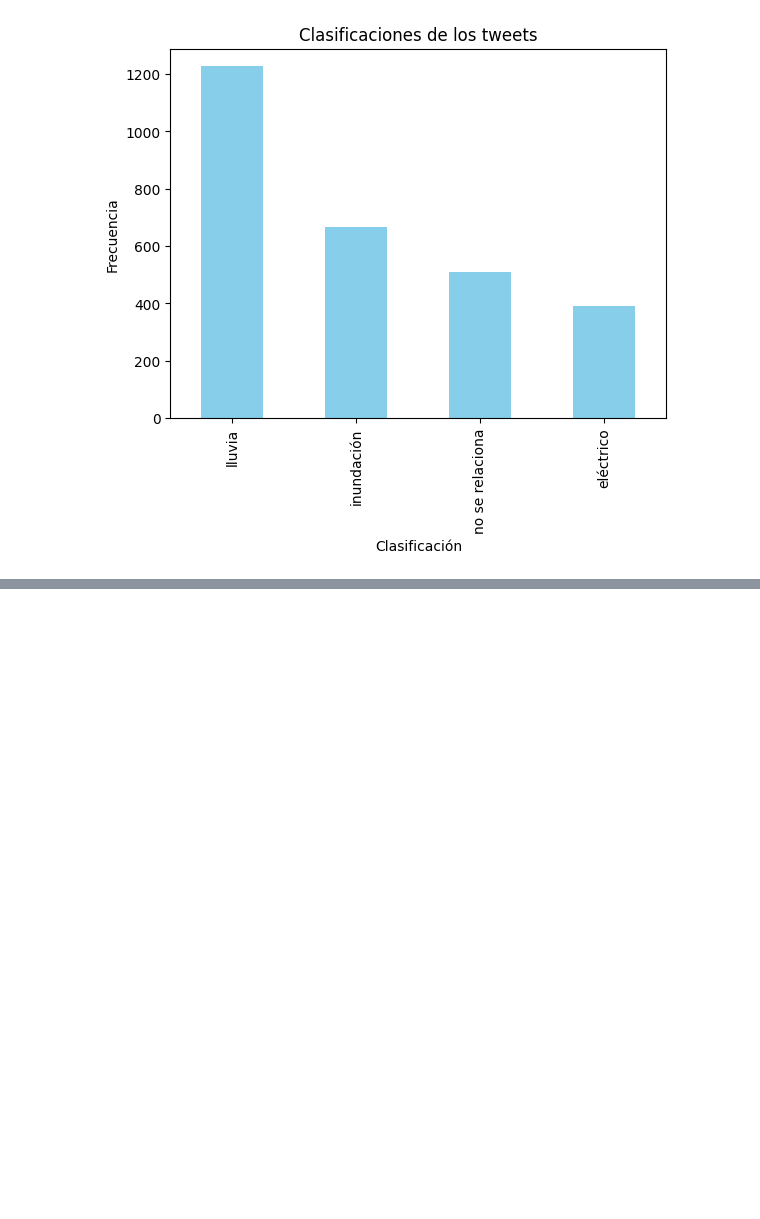
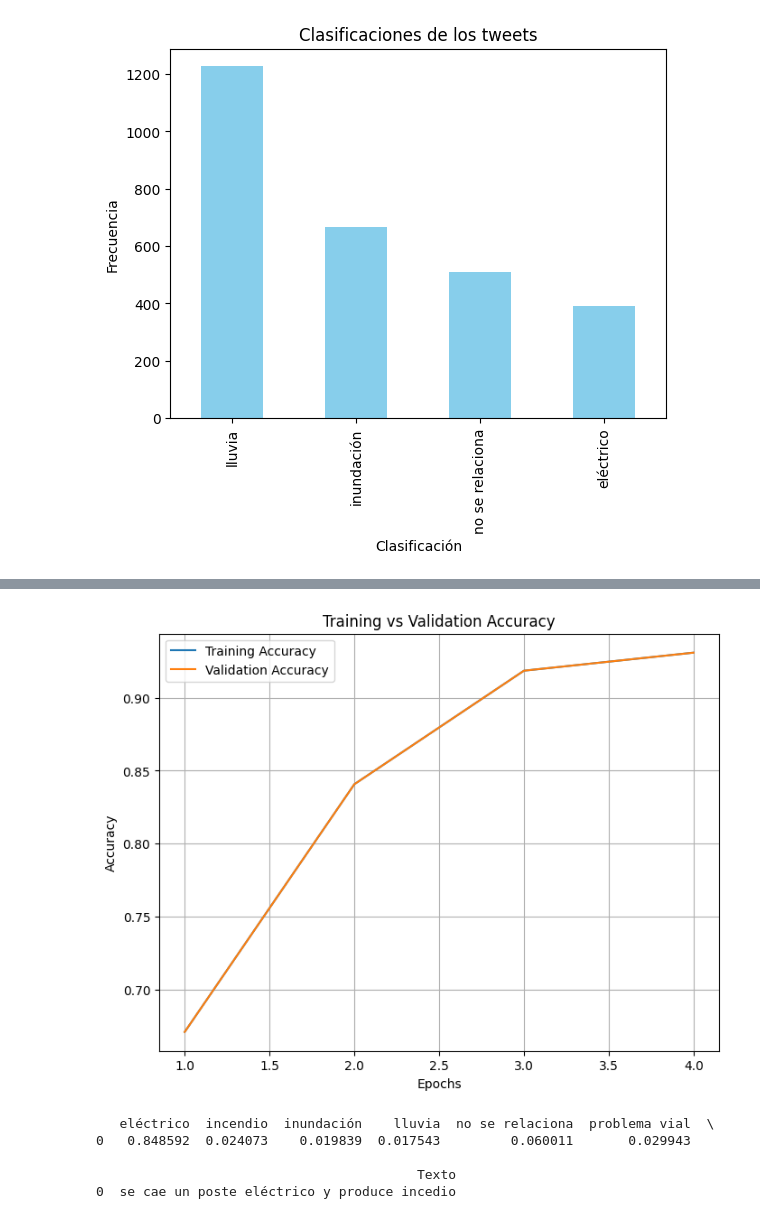
Before and after one commit to danips390/Riesgos_Urbanos_NLP, a Jupyter notebook: Cleaning_tweets.ipynb, the cells around one changed output, grey strips where cells are left out. Drawn from its saved outputs; the diff is of its cells as text; code cells hidden in the pictures; blank space fills up the shorter version.

```diff
--- a/Cleaning_tweets.ipynb
+++ b/Cleaning_tweets.ipynb
@@ -389,0 +953,74 @@ plt.show()
+# %%
+import matplotlib.pyplot as plt
+
+# Recuperar los registros de entrenamiento y evaluación
+training_logs = trainer.state.log_history
+
+# Filtrar los valores de accuracy y epochs de los logs
+train_accuracy = [log['eval_accuracy'] for log in training_logs if 'eval_accuracy' in log]
+eval_accuracy = [log['eval_accuracy'] for log in training_logs if 'eval_accuracy' in log]
+epochs = range(1, len(train_accuracy) + 1)
+
+# Graficar accuracy de entrenamiento y validación
+plt.figure(figsize=(8, 6))
+plt.plot(epochs, train_accuracy, label='Training Accuracy')
+plt.plot(epochs, eval_accuracy, label='Validation Accuracy')
+plt.xlabel('Epochs')
+plt.ylabel('Accuracy')
+plt.title('Training vs Validation Accuracy')
+plt.legend()
+plt.grid(True)
+plt.show()
+# %% [output]
+[figure, added]
+# %%
+import pandas as pd
+import numpy as np
+import torch
+from transformers import BertTokenizer, BertForSequenceClassification
+from sklearn.preprocessing import LabelEncoder
+from scipy.special import softmax
+
+# Cargar el modelo y el tokenizer pre-entrenado
+model = BertForSequenceClassification.from_pretrained('./my_model6')
+tokenizer = BertTokenizer.from_pretrained('./my_model6')
+
+# Definir un texto de ejemplo
+texto_ejemplo = "se cae un poste eléctrico y produce incedio"
+
+# Tokenizar el texto
+inputs = tokenizer(texto_ejemplo, return_tensors="pt", padding=True, truncation=True, max_length=128)
+
+# Asegurarse de que el modelo está en modo de evaluación
+model.eval()
+
+# Hacer la predicción (no se necesita calcular los gradientes)
+with torch.no_grad():
+    outputs = model(**inputs)
+
+# Obtener las logits y calcular las probabilidades con softmax
+logits = outputs.logits
+probabilidades = softmax(logits.numpy(), axis=1)[0]
+
+# Cargar el LabelEncoder para obtener las categorías
+df = pd.read_csv("df_tweets_procesados.csv")
+label_encoder = LabelEncoder()
+df['label'] = label_encoder.fit_transform(df['Tipo'])
+
+# Obtener los nombres de las categorías
+categorias = label_encoder.classes_
+
+# Crear un nuevo DataFrame con las categorías y las probabilidades
+df_resultado = pd.DataFrame([probabilidades], columns=categorias)
+
+# Agregar el texto de ejemplo para referencia
+df_resultado['Texto'] = texto_ejemplo
+
+# Mostrar el DataFrame con las categorías y sus porcentajes de presencia
+print(df_resultado)
+# %% [output]
+   eléctrico  incendio  inundación    lluvia  no se relaciona  problema vial  \
+0   0.848592  0.024073    0.019839  0.017543         0.060011       0.029943
+
+                                         Texto
+0  se cae un poste eléctrico y produce incedio
```
Also changed, not shown: parts of 11 cells of this notebook.
